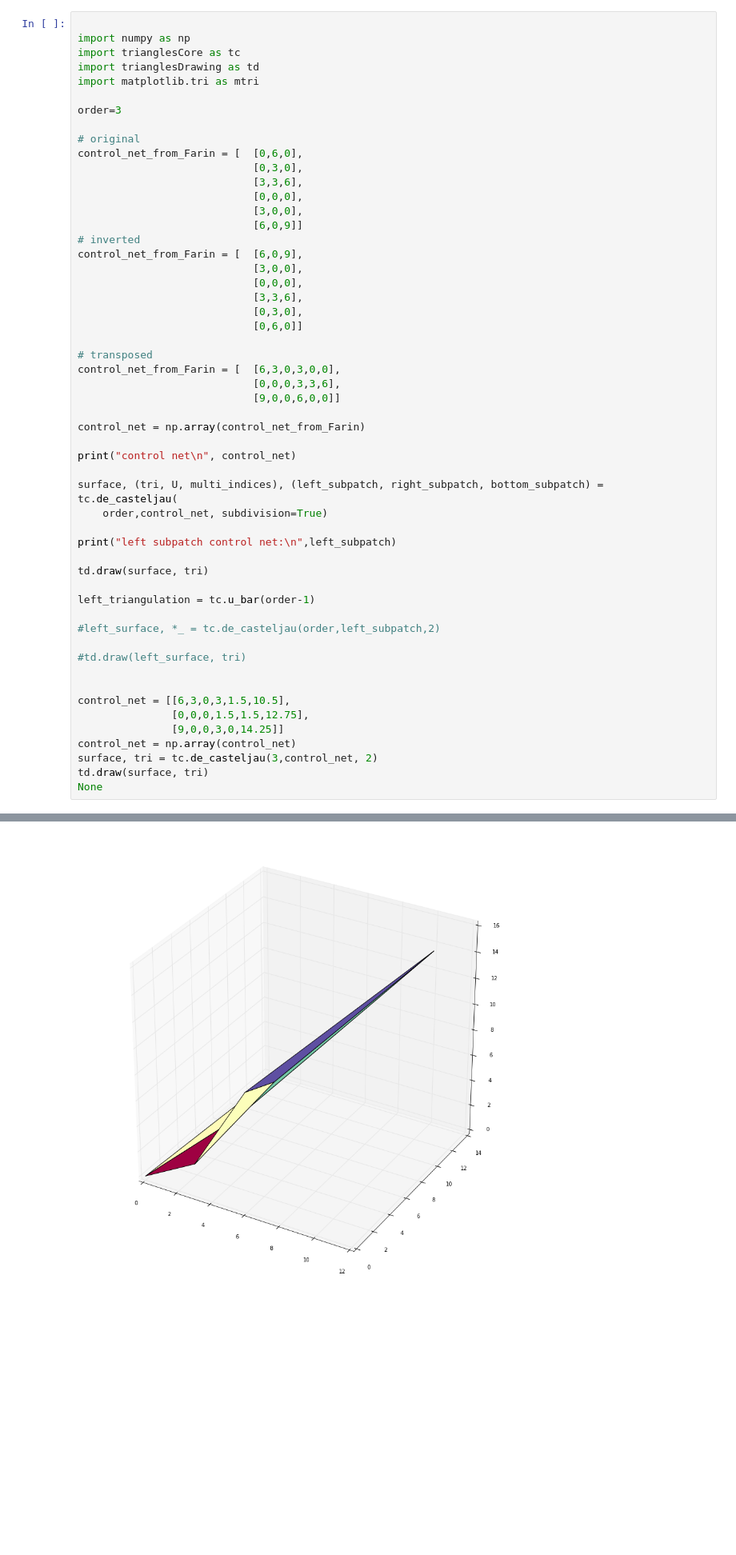
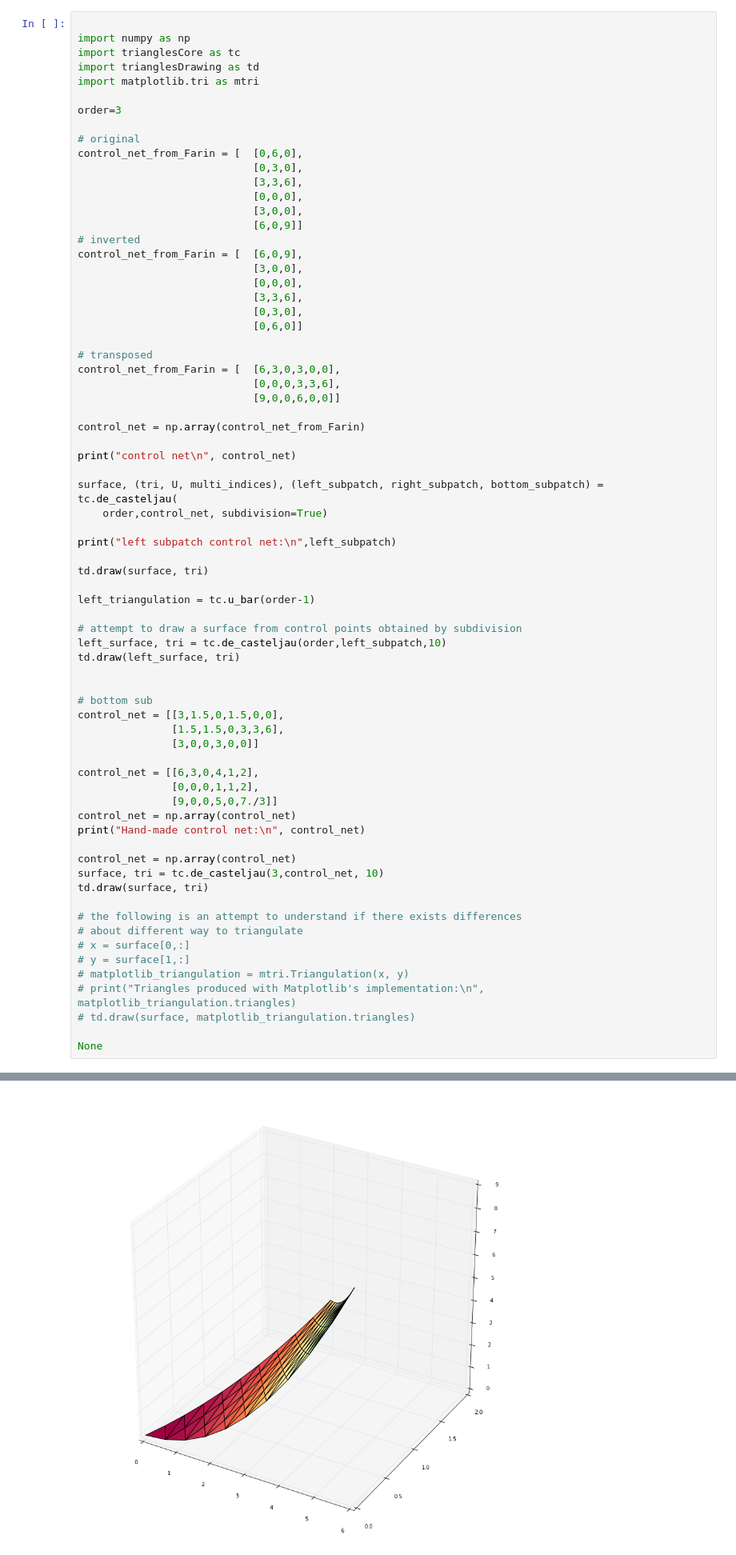
Before and after one commit to massimo-nocentini/cagd, a Jupyter notebook: surfaces/Triangular Bezier Patches.ipynb, the cells around one changed output, grey strips where cells are left out. Shown at 80% size. Drawn from its saved outputs; the diff is of its cells as text; blank space fills up the shorter version.

Commit message:
Victory! Understand how to obtain combined control point from the comprehensive barycentric matrix ^^

```diff
--- a/surfaces/Triangular Bezier Patches.ipynb
+++ b/surfaces/Triangular Bezier Patches.ipynb
@@ -304,17 +304,34 @@ td.draw(surface, tri)
 
 left_triangulation = tc.u_bar(order-1)
 
-#left_surface, *_ = tc.de_casteljau(order,left_subpatch,2)
-
-#td.draw(left_surface, tri)
+# attempt to draw a surface from control points obtained by subdivision
+left_surface, tri = tc.de_casteljau(order,left_subpatch,10)
+td.draw(left_surface, tri)
 
 
-control_net = [[6,3,0,3,1.5,10.5],
-               [0,0,0,1.5,1.5,12.75],
-               [9,0,0,3,0,14.25]]
+# bottom sub
+control_net = [[3,1.5,0,1.5,0,0],
+               [1.5,1.5,0,3,3,6],
+               [3,0,0,3,0,0]]
+
+control_net = [[6,3,0,4,1,2],
+               [0,0,0,1,1,2],
+               [9,0,0,5,0,7./3]]
 control_net = np.array(control_net)
-surface, tri = tc.de_casteljau(3,control_net, 2)
+print("Hand-made control net:\n", control_net)
+
+control_net = np.array(control_net)
+surface, tri = tc.de_casteljau(3,control_net, 10)
 td.draw(surface, tri)
+
+# the following is an attempt to understand if there exists differences
+# about different way to triangulate
+# x = surface[0,:]
+# y = surface[1,:]
+# matplotlib_triangulation = mtri.Triangulation(x, y)
+# print("Triangles produced with Matplotlib's implementation:\n", matplotlib_triangulation.triangles)
+# td.draw(surface, matplotlib_triangulation.triangles)
+
 None
 # %% [output]
 control net
@@ -337,2 +354,2 @@ ind and surface: 0
 [figure]
-[figure, old version]
+[figure, new version]
```
Also changed, not shown: parts of 1 cell of this notebook, 1 other file.
